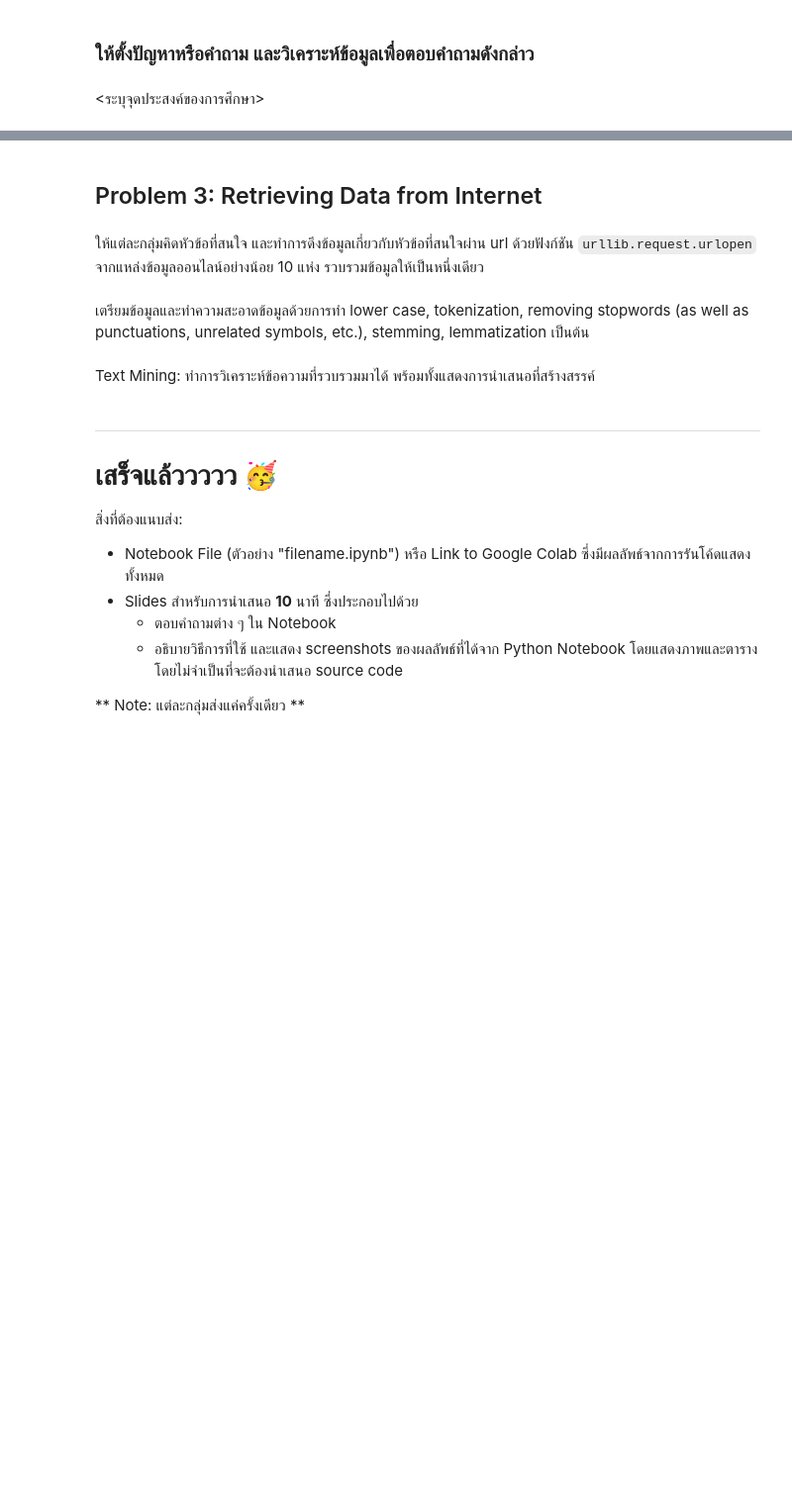
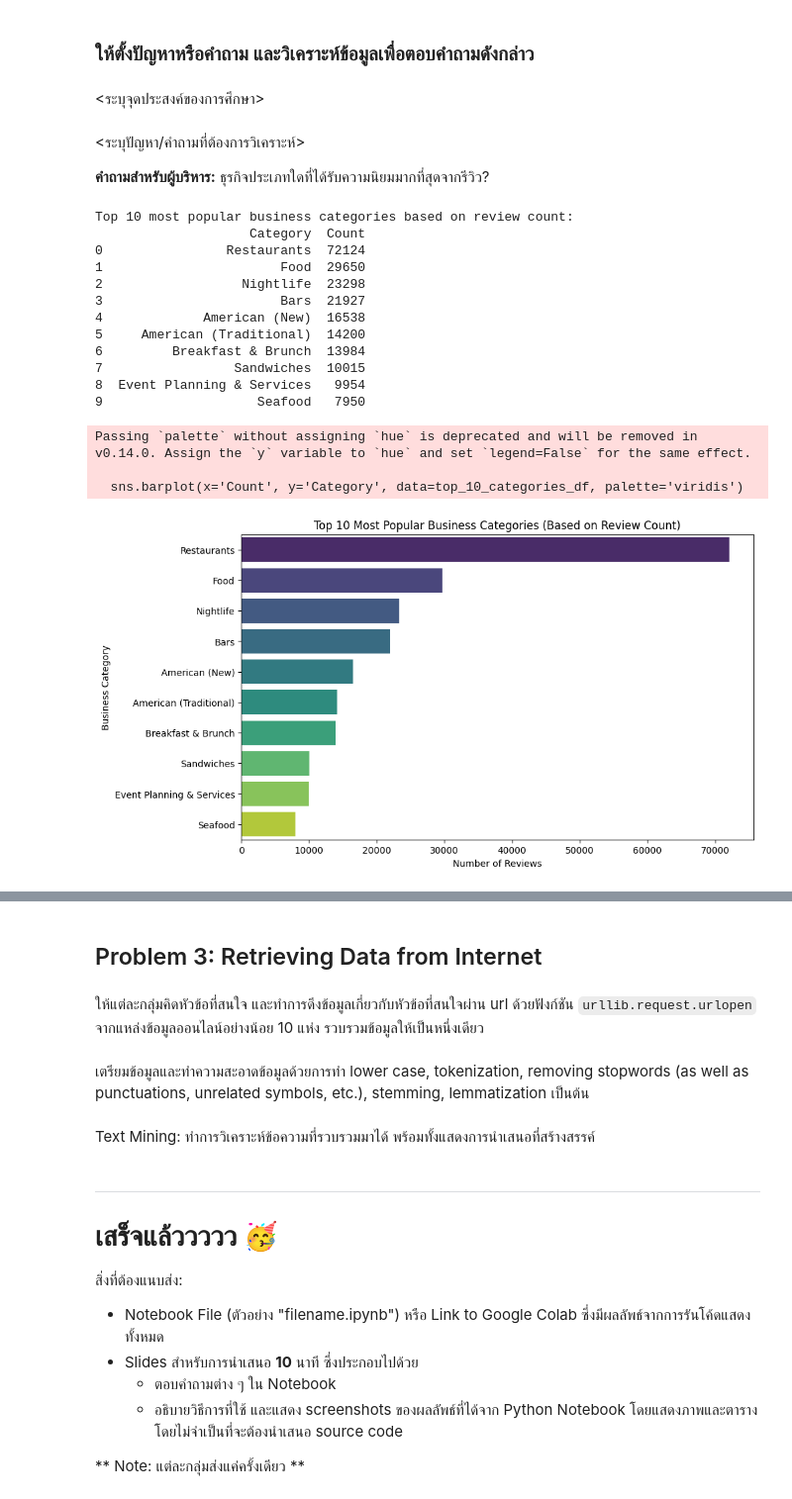
Before and after one commit to woraphonp-038-5/Project-Big-Data, a Jupyter notebook: Text_Analytics68.ipynb, the cells around one changed output, grey strips where cells are left out. Shown at 99% size. Drawn from its saved outputs; the diff is of its cells as text; code cells hidden in the pictures; blank space fills up the shorter version.

Commit message:
คำถาม 2 ข้อ ของเบียร์

```diff
--- a/Text_Analytics68.ipynb
+++ b/Text_Analytics68.ipynb
@@ -230,0 +545,52 @@ df.info()
+# %% [markdown]
+<ระบุปัญหา/คำถามที่ต้องการวิเคราะห์>
+
+**คำถามสำหรับผู้บริหาร:** ธุรกิจประเภทใดที่ได้รับความนิยมมากที่สุดจากรีวิว?
+# %%
+# ----------------- Your analysis code here -----------------
+from collections import Counter
+import matplotlib.pyplot as plt
+import seaborn as sns
+
+# Assuming 'df' is your merged DataFrame with 'categories' column
+
+# Create a list to store all categories
+all_categories = []
+for categories in df['categories'].dropna():  # Handle potential missing values
+  for category in categories.split(', '):
+    all_categories.append(category)
+
+# Use Counter to count the frequency of each category
+category_counts = Counter(all_categories)
+
+# Get the top 10 most frequent categories for visualization
+top_10_categories = category_counts.most_common(10)
+top_10_categories_df = pd.DataFrame(top_10_categories, columns=['Category', 'Count'])
+
+print("Top 10 most popular business categories based on review count:")
+print(top_10_categories_df)
+
+# Visualize the top 10 categories
+plt.figure(figsize=(10, 6))
+sns.barplot(x='Count', y='Category', data=top_10_categories_df, palette='viridis')
+plt.title('Top 10 Most Popular Business Categories (Based on Review Count)')
+plt.xlabel('Number of Reviews')
+plt.ylabel('Business Category')
+plt.show()
+# %% [output]
+Top 10 most popular business categories based on review count:
+                    Category  Count
+0                Restaurants  72124
+1                       Food  29650
+2                  Nightlife  23298
+3                       Bars  21927
+4             American (New)  16538
+5     American (Traditional)  14200
+6         Breakfast & Brunch  13984
+7                 Sandwiches  10015
+8  Event Planning & Services   9954
+9                    Seafood   7950
+Passing `palette` without assigning `hue` is deprecated and will be removed in v0.14.0. Assign the `y` variable to `hue` and set `legend=False` for the same effect.
+
+  sns.barplot(x='Count', y='Category', data=top_10_categories_df, palette='viridis')
+[figure, added]
```
Also changed, not shown: parts of 26 cells of this notebook.
